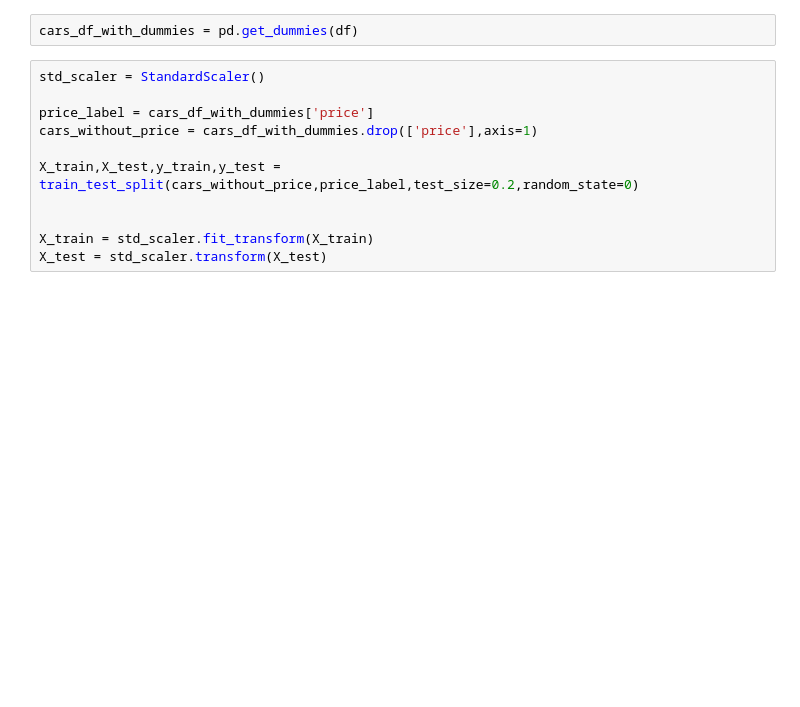
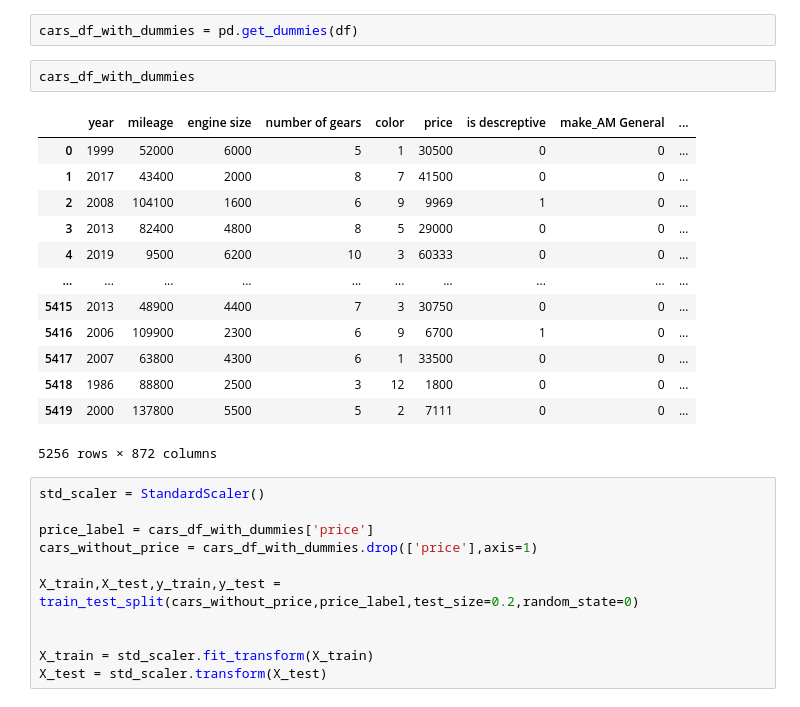
Before and after one commit to Daniel-Ros/DataScienceIFinalWork, a Jupyter notebook: regression.ipynb, the cells around one changed output. Saved outputs shown, nothing was run; the diff lists cells and outputs as text; blank space fills up the shorter version.

```diff
--- a/regression.ipynb
+++ b/regression.ipynb
@@ -235,6 +249,22 @@ df = df.drop(df.loc[(df["mileage"] > 300000)].index)
 df = df.drop(df[df.groupby('make')['make'].transform('size') < 5].index)
 # %%
 cars_df_with_dummies = pd.get_dummies(df)
+# %%
+cars_df_with_dummies
+# %% [output]
+|  | year | mileage | engine size | number of gears | color | price | is descreptive | make_AM General | ... |
+| 0 | 1999 | 52000 | 6000 | 5 | 1 | 30500 | 0 | 0 | ... |
+| 1 | 2017 | 43400 | 2000 | 8 | 7 | 41500 | 0 | 0 | ... |
+| 2 | 2008 | 104100 | 1600 | 6 | 9 | 9969 | 1 | 0 | ... |
+| 3 | 2013 | 82400 | 4800 | 8 | 5 | 29000 | 0 | 0 | ... |
+| 4 | 2019 | 9500 | 6200 | 10 | 3 | 60333 | 0 | 0 | ... |
+| ... | ... | ... | ... | ... | ... | ... | ... | ... | ... |
+| 5415 | 2013 | 48900 | 4400 | 7 | 3 | 30750 | 0 | 0 | ... |
+| 5416 | 2006 | 109900 | 2300 | 6 | 9 | 6700 | 1 | 0 | ... |
+| 5417 | 2007 | 63800 | 4300 | 6 | 1 | 33500 | 0 | 0 | ... |
+| 5418 | 1986 | 88800 | 2500 | 3 | 12 | 1800 | 0 | 0 | ... |
+| 5419 | 2000 | 137800 | 5500 | 5 | 2 | 7111 | 0 | 0 | ... |
+5256 rows × 872 columns
 # %%
 std_scaler = StandardScaler()
 
```
Also changed, not shown: parts of 6 cells of this notebook.
